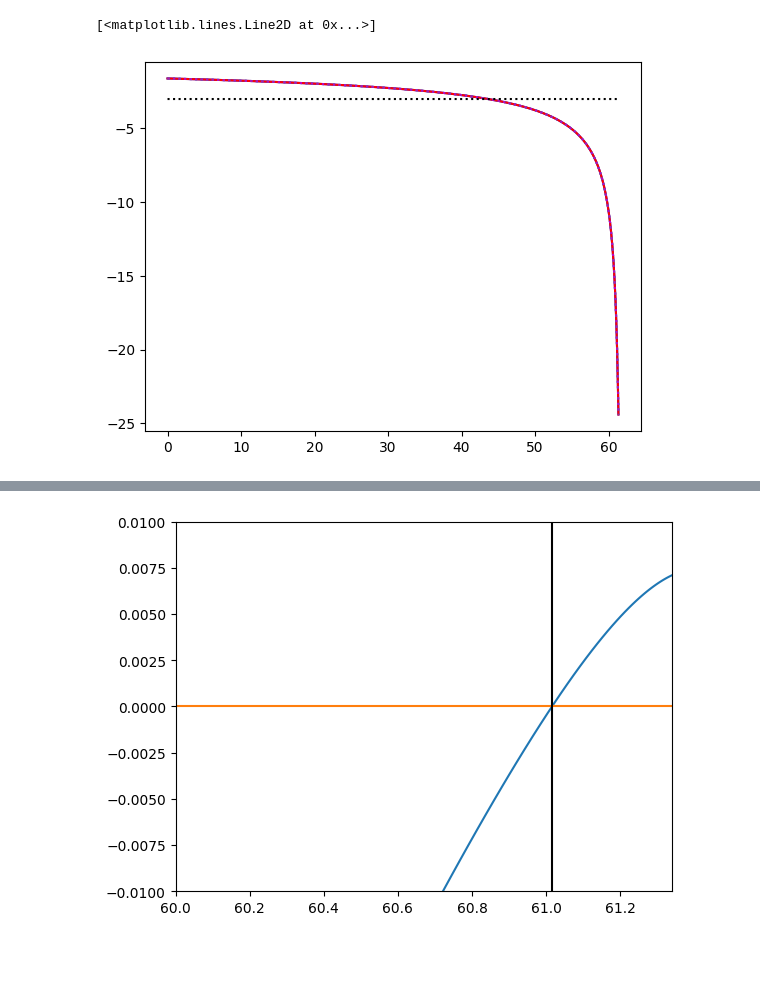
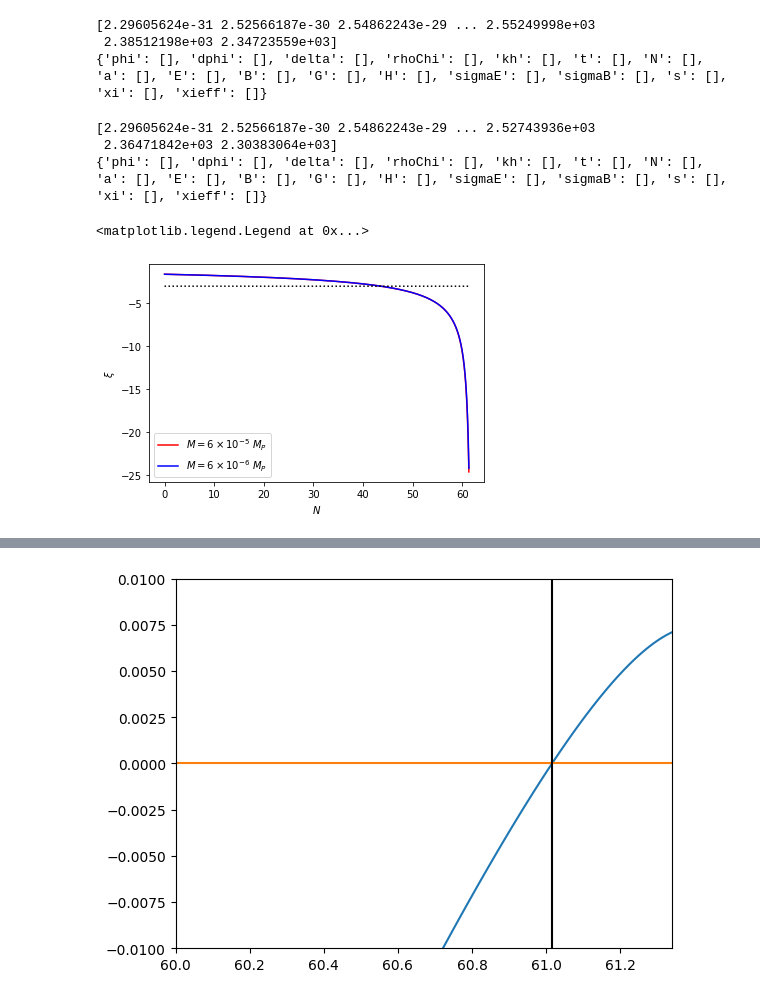
Before and after one commit to richard-von-eckardstein/GEFF, a Jupyter notebook: CompareTwoRuns.ipynb, the cells around one changed output, grey strips where cells are left out. Drawn from its saved outputs; the diff is of its cells as text; code cells hidden in the pictures; blank space fills up the shorter version.

Commit message:
Plotting Routine Update

```diff
--- a/CompareTwoRuns.ipynb
+++ b/CompareTwoRuns.ipynb
@@ -28,10 +15,20 @@ H = GEF(alpha, beta, Mpl, ini, M, ntr, SE, AltDamp=2, approx=True)
 # %%
 it = "_0it"
-SE = "-1.0"
+SE = -1.0
 # %%
-omega=H.H0
-
-file = "Out/GEF_Beta25.0_SE"+SE+"_KDep_OnlyZeroDamp"+it+".dat"
+alpha = 0.
+Mpl = 1.
+beta = 25.
+MR = 6e-6*Mpl
+phi0 = 15.55*Mpl
+dphidt0 = -np.sqrt(2/3)*MR*Mpl
+ini = {"phi":phi0, "dphi":dphidt0, "delta":1.0, "rhoChi":0.0}
+ntr = 55
+#G = GEF(alpha, beta, Mpl, ini, M, ntr, SE, AltDamp=0, approx=True)
+#F = GEF(alpha, beta, Mpl, ini, M, ntr, SE, AltDamp=1, approx=True)
+H = GEF(alpha, beta, Mpl, ini, MR, ntr, SE, AltDamp=0, approx=True)
+omegaR=H.H0
+file = "Out/GEF_Beta25.0_SE"+str(SE)+ "_Old_AltInfMass6-6.dat"# + it + ".dat"
 H.LoadData(file)
 H.Unitful()
 
@@ -51,16 +48,30 @@ rhoChiR = H.vals["rhoChi"]
 sER = H.vals["sigmaE"]
 sBR = H.vals["sigmaB"]
 khR = H.vals["kh"]
-kSR = H.vals["kS"]
+kSR = khR#H.vals["kS"]
 aR = H.vals["a"]
 VR = H.potential()
 #khOR = data["khO"]*omega
 #khER = data["khE"]*omega
 #khLR = data["khL"]*omega
+# %% [output]
+[2.29605624e-31 2.52566187e-30 2.54862243e-29 ... 2.55249998e+03
+ 2.38512198e+03 2.34723559e+03]
+{'phi': [], 'dphi': [], 'delta': [], 'rhoChi': [], 'kh': [], 't': [], 'N': [], 'a': [], 'E': [], 'B': [], 'G': [], 'H': [], 'sigmaE': [], 'sigmaB': [], 's': [], 'xi': [], 'xieff': []}
 # %%
-omega=H.H0
-
-file = "Out/GEF_Beta25.0_SE"+SE+"_KDep_RhoDamp8"+it+".dat"
+alpha = 0.
+Mpl = 1.
+beta = 25.
+MS = 6e-7*Mpl
+phi0 = 15.55*Mpl
+dphidt0 = -np.sqrt(2/3)*MS*Mpl
+ini = {"phi":phi0, "dphi":dphidt0, "delta":1.0, "rhoChi":0.0}
+ntr = 55
+#G = GEF(alpha, beta, Mpl, ini, M, ntr, SE, AltDamp=0, approx=True)
+#F = GEF(alpha, beta, Mpl, ini, M, ntr, SE, AltDamp=1, approx=True)
+H = GEF(alpha, beta, Mpl, ini, MS, ntr, SE, AltDamp=0, approx=True)
+omegaS=H.H0
+file = "Out/GEF_Beta25.0_SE"+str(SE)+"_Old_AltInfMass6-7.dat"# + it + ".dat"
 H.LoadData(file)
 H.Unitful()
 
@@ -81,17 +92,24 @@ rhoChiS = H.vals["rhoChi"]
 sES = H.vals["sigmaE"]
 sBS = H.vals["sigmaB"]
 khS = H.vals["kh"]
-kSS = H.vals["kS"]
+kSS = khS#H.vals["kS"]
 aS = H.vals["a"]
 VS = H.potential()
 #khOS = data["khO"]*omega
 #khES = data["khE"]*omega
+# %% [output]
+[2.29605624e-31 2.52566187e-30 2.54862243e-29 ... 2.52743936e+03
+ 2.36471842e+03 2.30383064e+03]
+{'phi': [], 'dphi': [], 'delta': [], 'rhoChi': [], 'kh': [], 't': [], 'N': [], 'a': [], 'E': [], 'B': [], 'G': [], 'H': [], 'sigmaE': [], 'sigmaB': [], 's': [], 'xi': [], 'xieff': []}
 # %%
-plt.plot(NS, xiS, "b")
-plt.plot(NS, xieffS, "r")
-plt.plot(NR, xiR, "c:")
-plt.plot(NR, xieffR, "m:")
+plt.plot(NS, xiS, "r", label=r"$M = 6 \times 10^{-5} \ M_P$")
+#plt.plot(NS, xieffS, "m:")
+plt.plot(NR, xiR, "b", label=r"$M = 6 \times 10^{-6} \ M_P$")
+#plt.plot(NR, xieffR, "c:")
 plt.plot(NR, np.ones(NR.size)*(-3), "k:")
+plt.ylabel(r"$\xi$")
+plt.xlabel(r"$N$")
+plt.legend(loc=0)
 # %% [output]
-[<matplotlib.lines.Line2D at 0x...>]
+<matplotlib.legend.Legend at 0x...>
-[figure, old version]
+[figure, new version]
```
Also changed, not shown: parts of 8 cells of this notebook, 4 other files.
